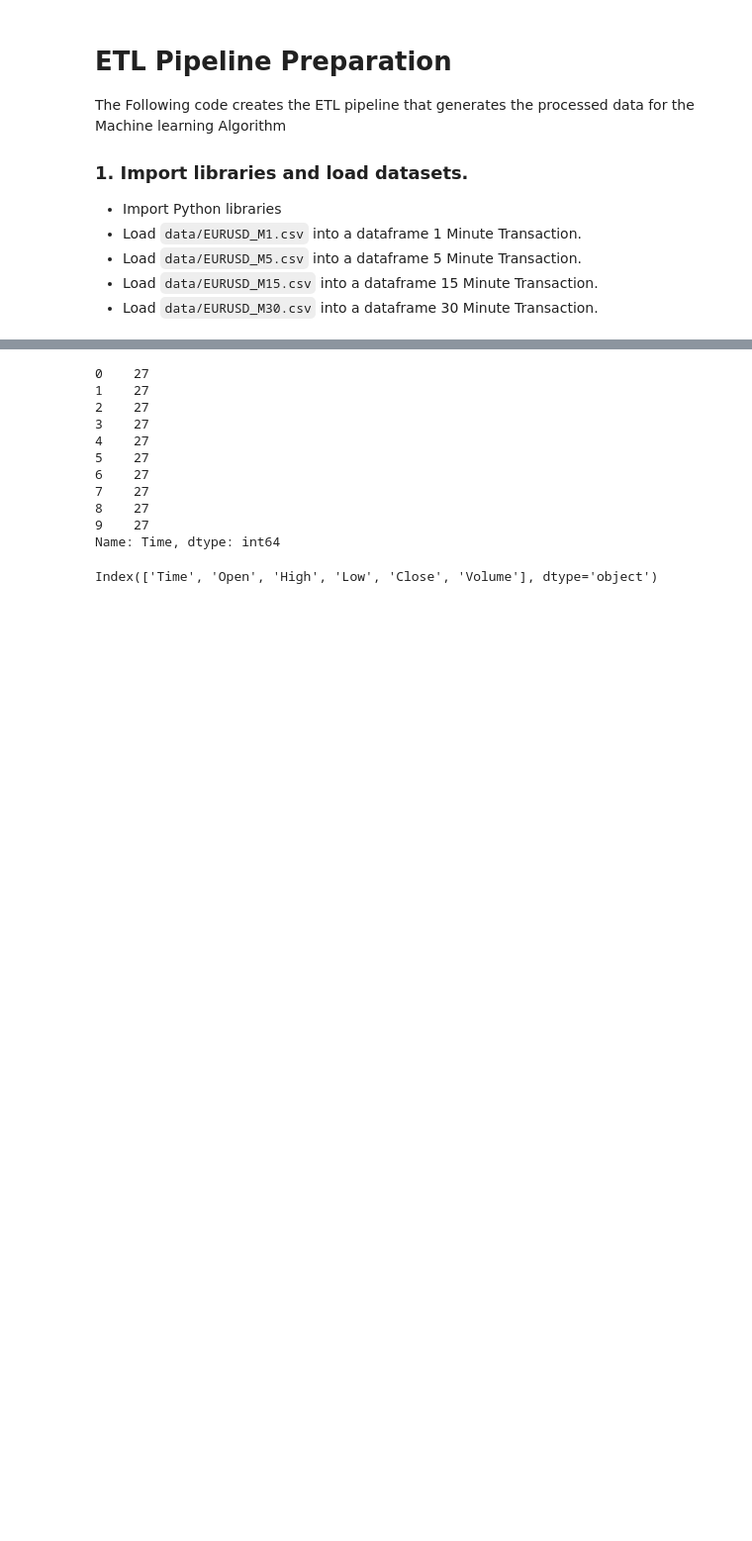
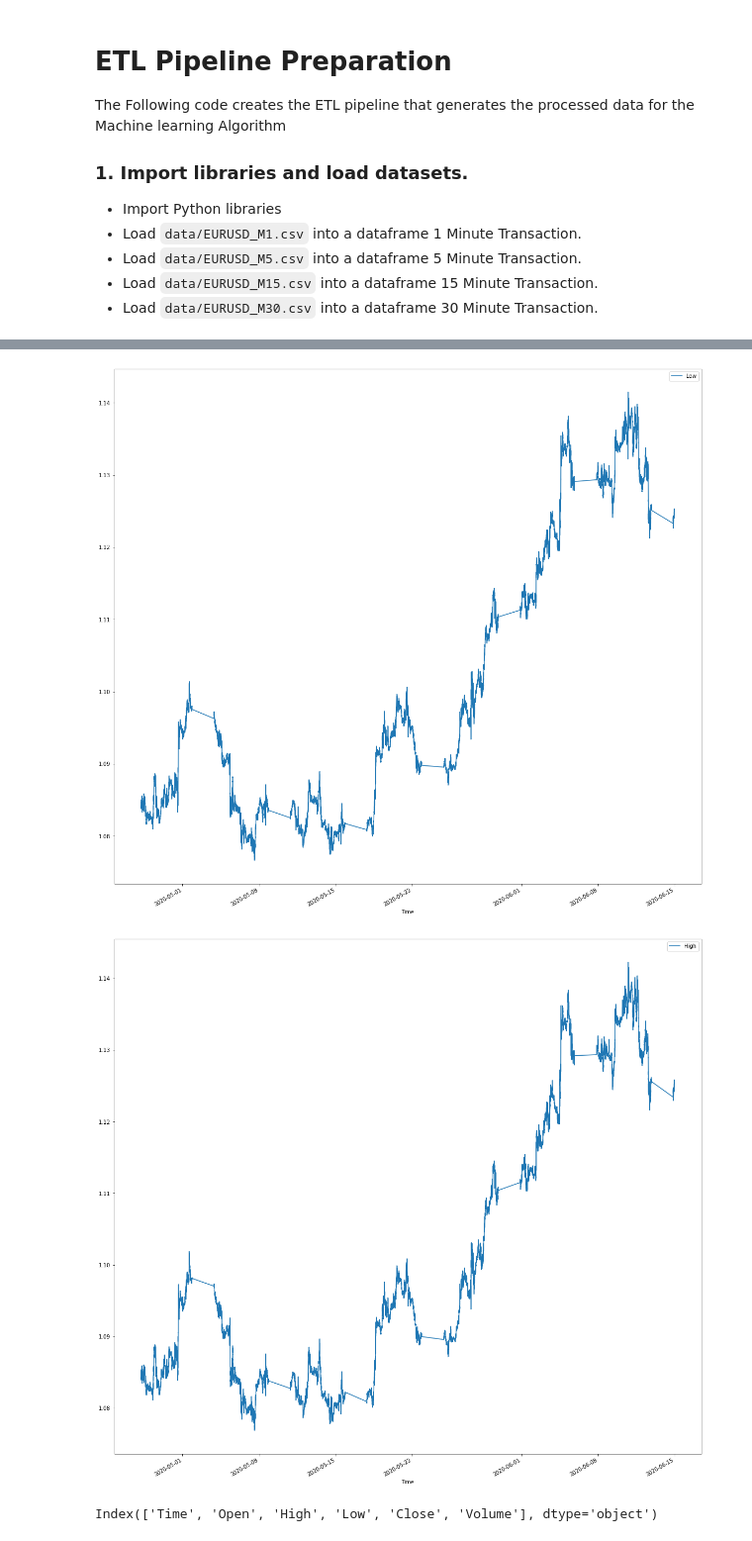
Before and after one commit to dagisky/Stock-Market-Prediction, a Jupyter notebook: ETL_Pipeline_StockMarket.ipynb, the cells around one changed output, grey strips where cells are left out. Shown at 99% size. Drawn from its saved outputs; the diff is of its cells as text; code cells hidden in the pictures; blank space fills up the shorter version.

```diff
--- a/ETL_Pipeline_StockMarket.ipynb
+++ b/ETL_Pipeline_StockMarket.ipynb
@@ -26,6 +28,10 @@ def split_data(df):
     # create a dataframe of the merged data
     df = df[df.columns[0]].str.split('\t', expand=True)
     df.columns = columns
+    df['Open'] = pd.to_numeric(df['Open'])
+    df['Close'] = pd.to_numeric(df['Close'])
+    df['High'] = pd.to_numeric(df['High'])
+    df['Low'] = pd.to_numeric(df['Low'])
     df['Time'] = pd.to_datetime(df['Time'])
     df['Day'] = df.Time.apply(lambda x: x.day)
     df['Month'] = df.Time.apply(lambda x: x.month)
@@ -43,18 +49,11 @@ df.head()
 | 4 | 2020-04-27 04:44:00 | 1.08414 | 1.08425 | 1.08414 | 1.08421 | 98 | 27 | 4 | 2020 |
-# %%
-day[:10]
-# %% [output]
-0    27
-1    27
-2    27
-3    27
-4    27
-5    27
-6    27
-7    27
-8    27
-9    27
-Name: Time, dtype: int64
+# %%
+df.plot(x ='Time', y='Low', kind = 'line', figsize=(20,20))
+df.plot(x ='Time', y='High', kind = 'line', figsize=(20,20))
+plt.show()
+# %% [output]
+[figure, added]
+[figure, added]
 # %%
 # create a dataframe of the merged data
 df_M1 = df_M1[df_M1.columns[0]].str.split('\t', expand=True)
```
Also changed, not shown: parts of 2 cells of this notebook.
